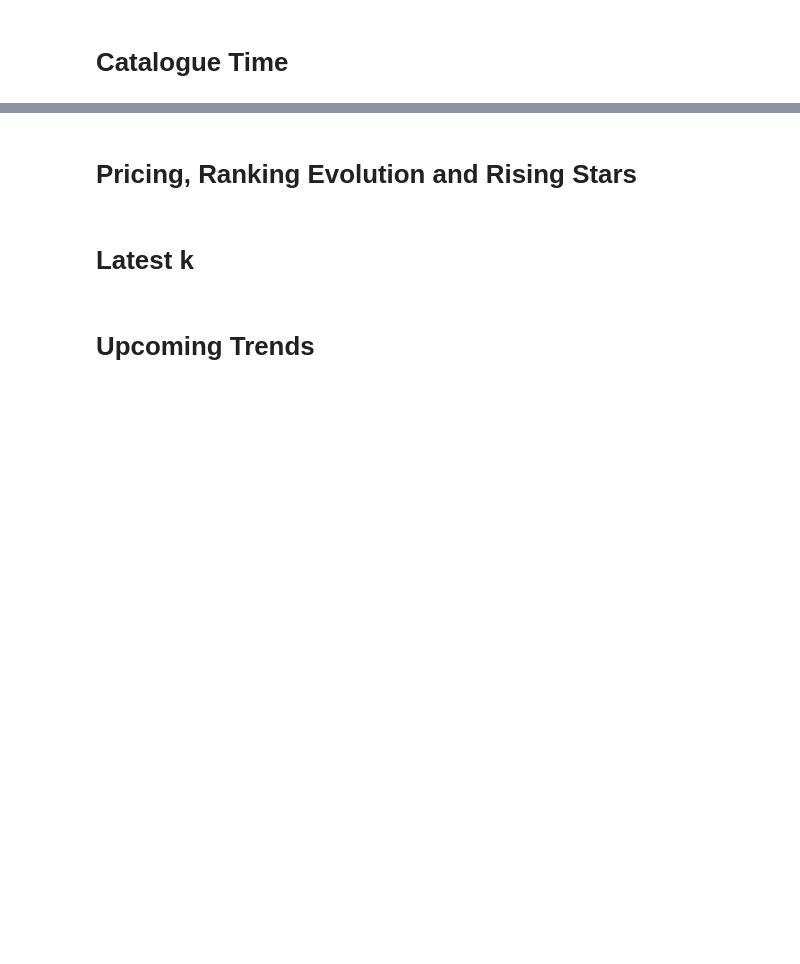
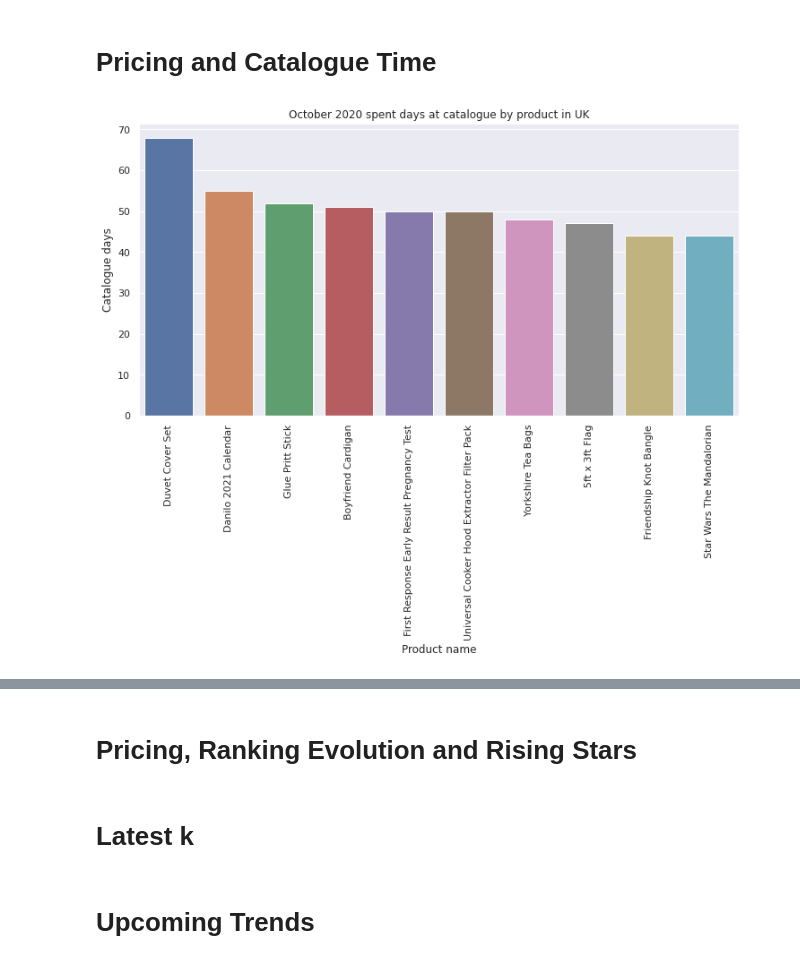
Before and after one commit to mba-tradelab/google-merchant-centre, a Jupyter notebook: google-merchant-centre-data-exploration.ipynb, the cells around one changed output, grey strips where cells are left out. Saved outputs shown, nothing was run; the diff lists cells and outputs as text; code cells hidden in the pictures; blank space fills up the shorter version.

Commit message:
first data exploration on UK google merchant centre data

```diff
--- a/google-merchant-centre-data-exploration.ipynb
+++ b/google-merchant-centre-data-exploration.ipynb
@@ -54,12 +67,25 @@ df_merchant_uk.limit(5).toPandas()
 # %% [markdown]
-# Catalogue Time
+# Pricing and Catalogue Time
 # %%
-catalogue_days = (df_merchant_uk.groupBy('product_name')
-                  .agg(F.count('date').alias('catalogue_days'))
-                  .orderBy(F.desc('catalogue_days'))
-                  .select(F.col('product_name'),
-                          F.col('catalogue_days'))
-                  .orderBy(F.desc('catalogue_days'))
-                  .toPandas()
-)
+product_catalogue_days = (df_merchant_uk.groupBy('product_name')
+                          .agg(F.count('date').alias('catalogue_days'))
+                          .orderBy(F.desc('catalogue_days'))
+                          .select(F.col('product_name'),
+                                  F.col('catalogue_days'))
+                          .orderBy(F.desc('catalogue_days'))
+                          .toPandas()
+                         )
+
+import seaborn as sns
+sns.set_style('whitegrid')
+sns.set(rc={'figure.figsize': (12, 6)})
+
+ax = sns.barplot(x='product_name', y='catalogue_days', data=product_catalogue_days[:10])
+ax.set(title='October 2020 spent days at catalogue by product in UK',
+       xlabel='Product name',
+       ylabel='Catalogue days')
+plt.xticks(rotation=90);
+plt.show()
+# %% [output]
+[figure, added]
 # %%
```
Also changed, not shown: parts of 9 cells of this notebook.
